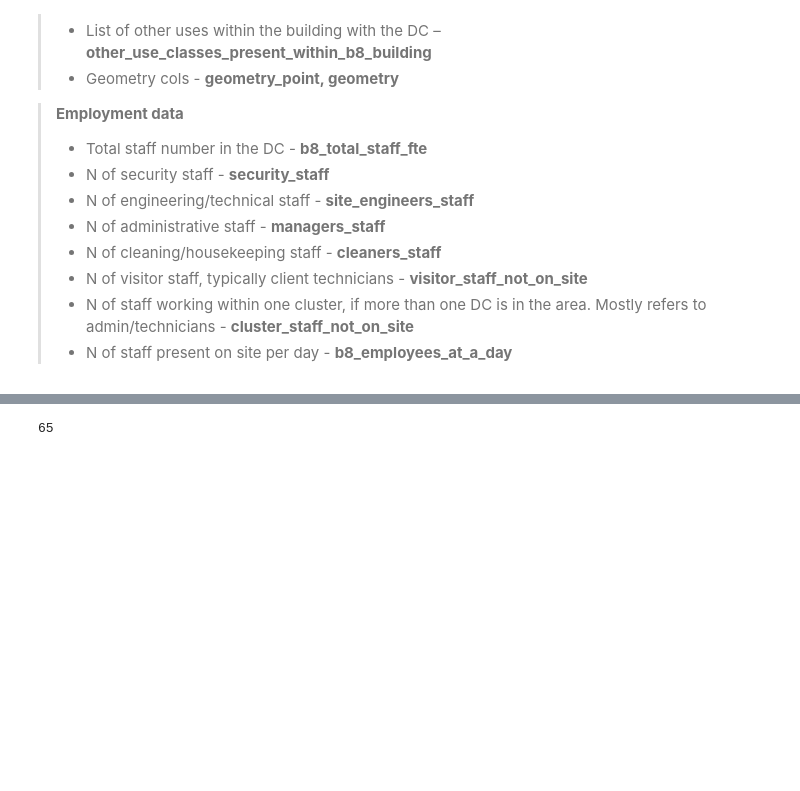
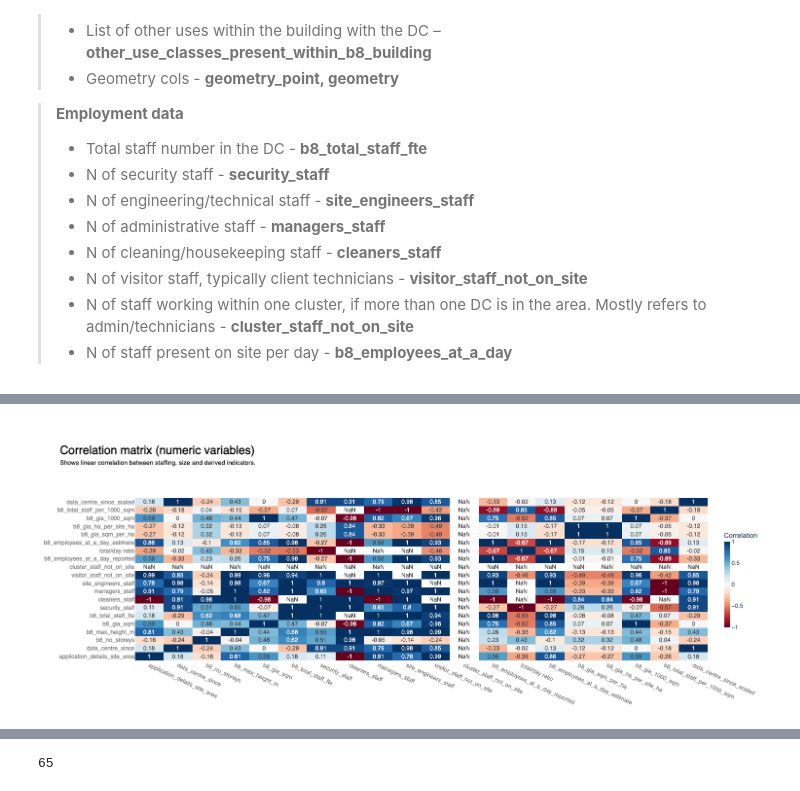
Before and after one commit to a-saveleva/casa0007_project, a Jupyter notebook: CASA0007_project.ipynb, the cells around one changed output, grey strips where cells are left out. Cells and saved outputs as stored; diff of their text form; code cells hidden in the pictures; blank space fills up the shorter version.

```diff
--- a/CASA0007_project.ipynb
+++ b/CASA0007_project.ipynb
@@ -491,0 +720,41 @@ fig.show()
+# %%
+#________________________________________________________________________________________________________________________________________________
+# Correlation matrix
+#________________________________________________________________________________________________________________________________________________
+corr_cols = data_ldn_exstg.select_dtypes(include="number").columns.to_list()
+
+df = data_ldn_exstg[corr_cols].copy()
+corr = df.corr(numeric_only=True)
+
+fig = go.Figure(go.Heatmap(z=corr.values,x=corr.columns,y=corr.index,
+    colorscale="RdBu",zmin=-1,zmax=1,
+    text=corr.round(2).values,texttemplate="%{text}",
+    hovertemplate="X: %{x}<br>Y: %{y}<br>Correlation: %{z:.2f}<extra></extra>",
+    colorbar=dict(
+        title="Correlation",len=0.65, thickness=12,x=1.02,
+        # tickfont=dict(color=labels_colour),titlefont=dict(color=labels_colour),
+    ),
+))
+
+fig.update_layout(
+    width=1000,height=600,template="plotly_white",
+    title=dict(
+        text=(
+            f"<br><span style='font-size:24px; font-weight:bold; color:{notes_colour}; display:block; margin-bottom:2px;'>"
+            "Correlation matrix (numeric variables)"
+            "</span><br>"
+            f"<span style='font-size:13px; font-weight:300; color:{notes_colour}; display:block; margin-bottom:0px;'>"
+            "Shows linear correlation between staffing, size and derived indicators."
+            "</span><br>"
+        ),
+        x=0.03,xanchor="left",
+        y=0.92,yanchor="top",
+    ),
+    margin=dict(t=160),
+)
+
+fig.update_xaxes(tickangle=25, tickfont=dict(color=labels_colour), title_font=dict(color=labels_colour))
+fig.update_yaxes(tickfont=dict(color=labels_colour), title_font=dict(color=labels_colour))
+fig.show()
+# %% [output]
+[figure, added]
```
Also changed, not shown: parts of 51 cells of this notebook, 5 other files.
